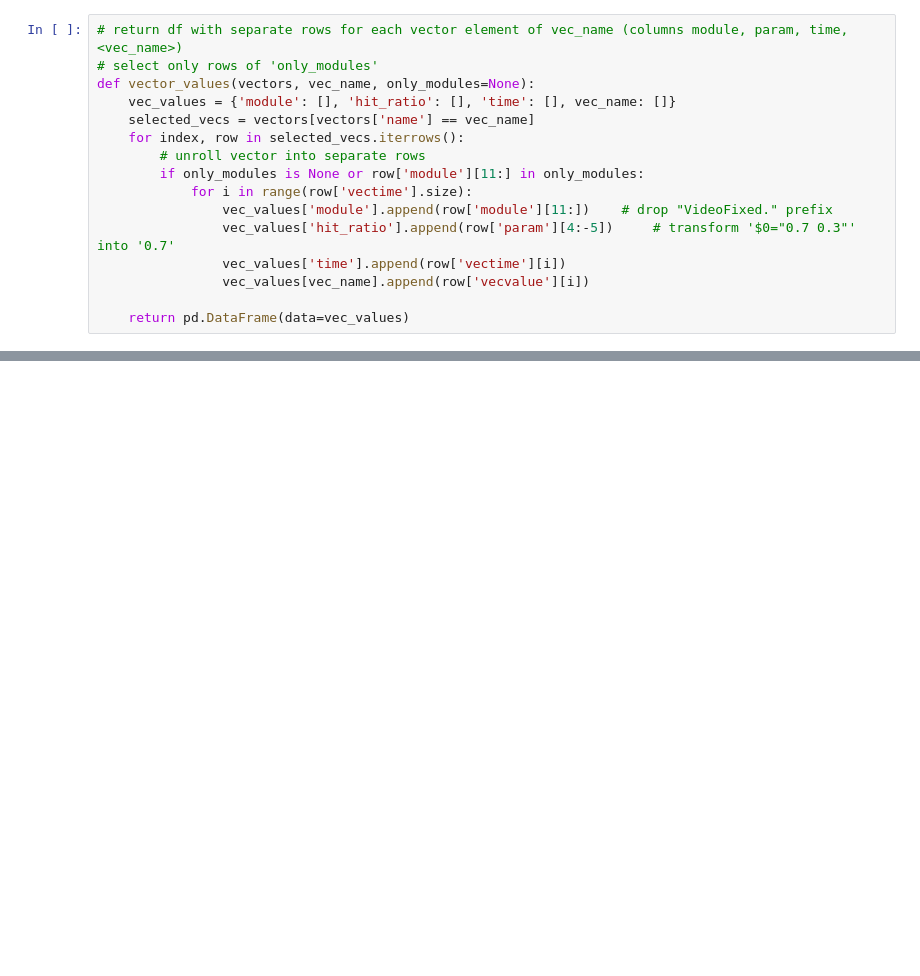
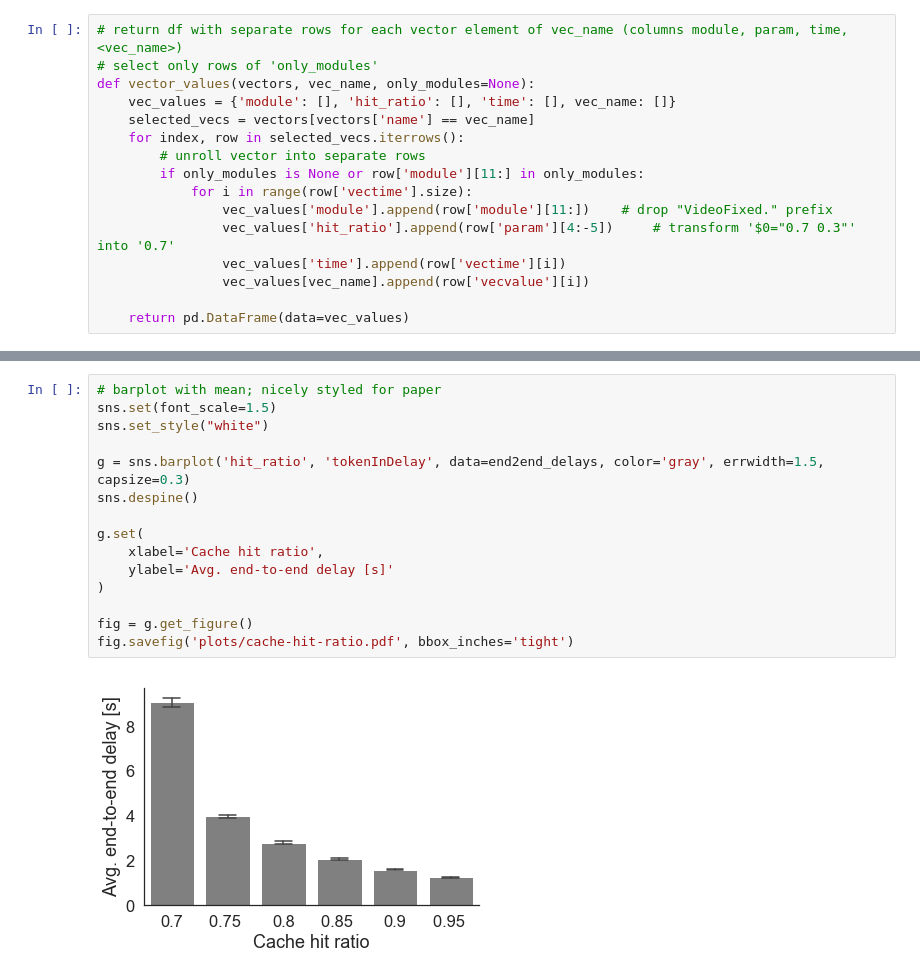
Before and after one commit to CN-UPB/ns-simulation-compiler, a Jupyter notebook: eval/cache_hit_ratio.ipynb, the cells around one changed output, grey strips where cells are left out. Drawn from its saved outputs; the diff is of its cells as text; blank space fills up the shorter version.

Commit message:
proper measurement and plotting of cache-hit-ratio analysis

```diff
--- a/eval/cache_hit_ratio.ipynb
+++ b/eval/cache_hit_ratio.ipynb
@@ -118,0 +120,17 @@ sns.barplot('hit_ratio', 'tokenInDelay', data=end2end_delays, estimator=max)
+# %%
+# barplot with mean; nicely styled for paper
+sns.set(font_scale=1.5)
+sns.set_style("white")
+
+g = sns.barplot('hit_ratio', 'tokenInDelay', data=end2end_delays, color='gray', errwidth=1.5, capsize=0.3)
+sns.despine()
+
+g.set(
+    xlabel='Cache hit ratio',
+    ylabel='Avg. end-to-end delay [s]'
+)
+
+fig = g.get_figure()
+fig.savefig('plots/cache-hit-ratio.pdf', bbox_inches='tight')
+# %% [output]
+[figure, added]
```
Also changed, not shown: parts of 7 cells of this notebook, 3 other files.
